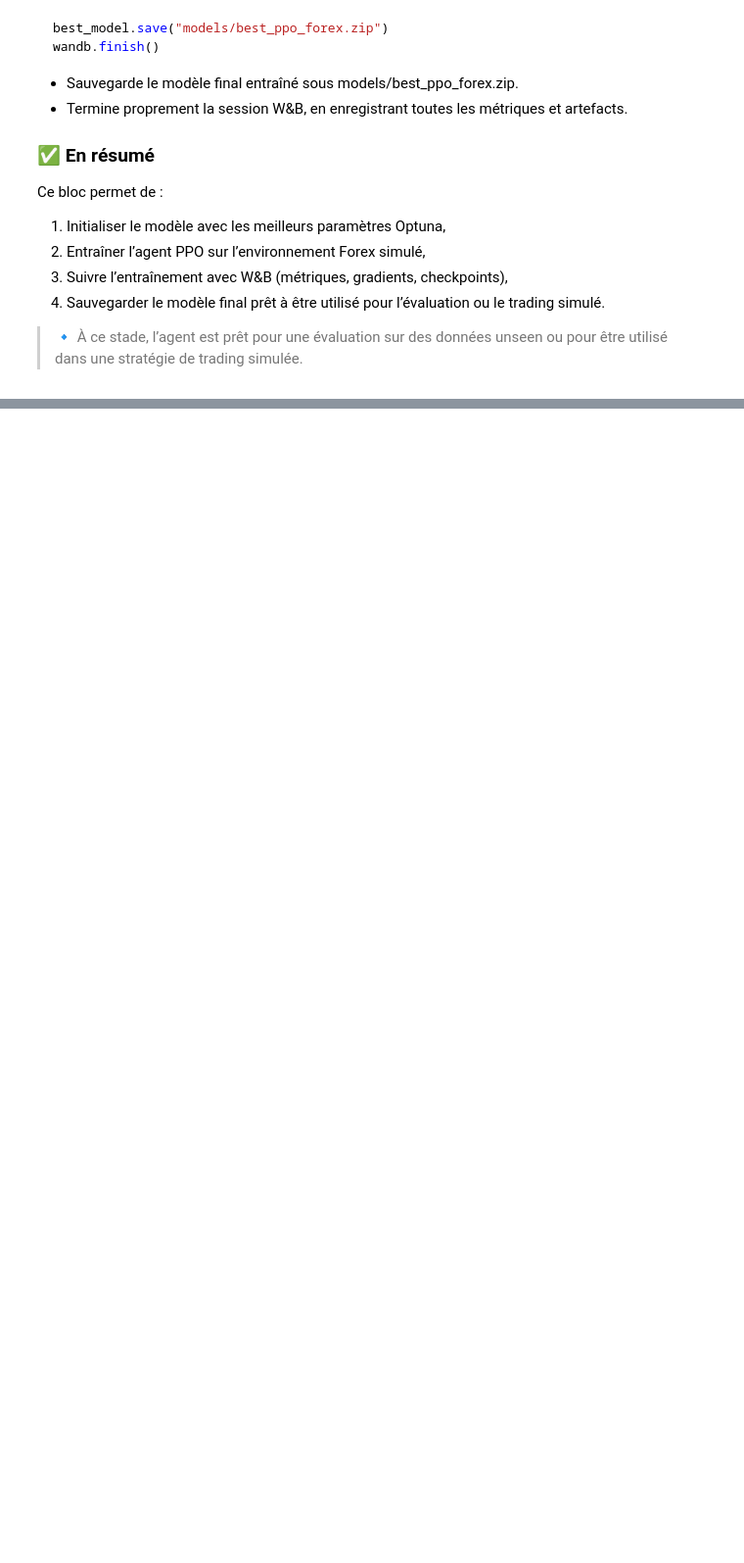
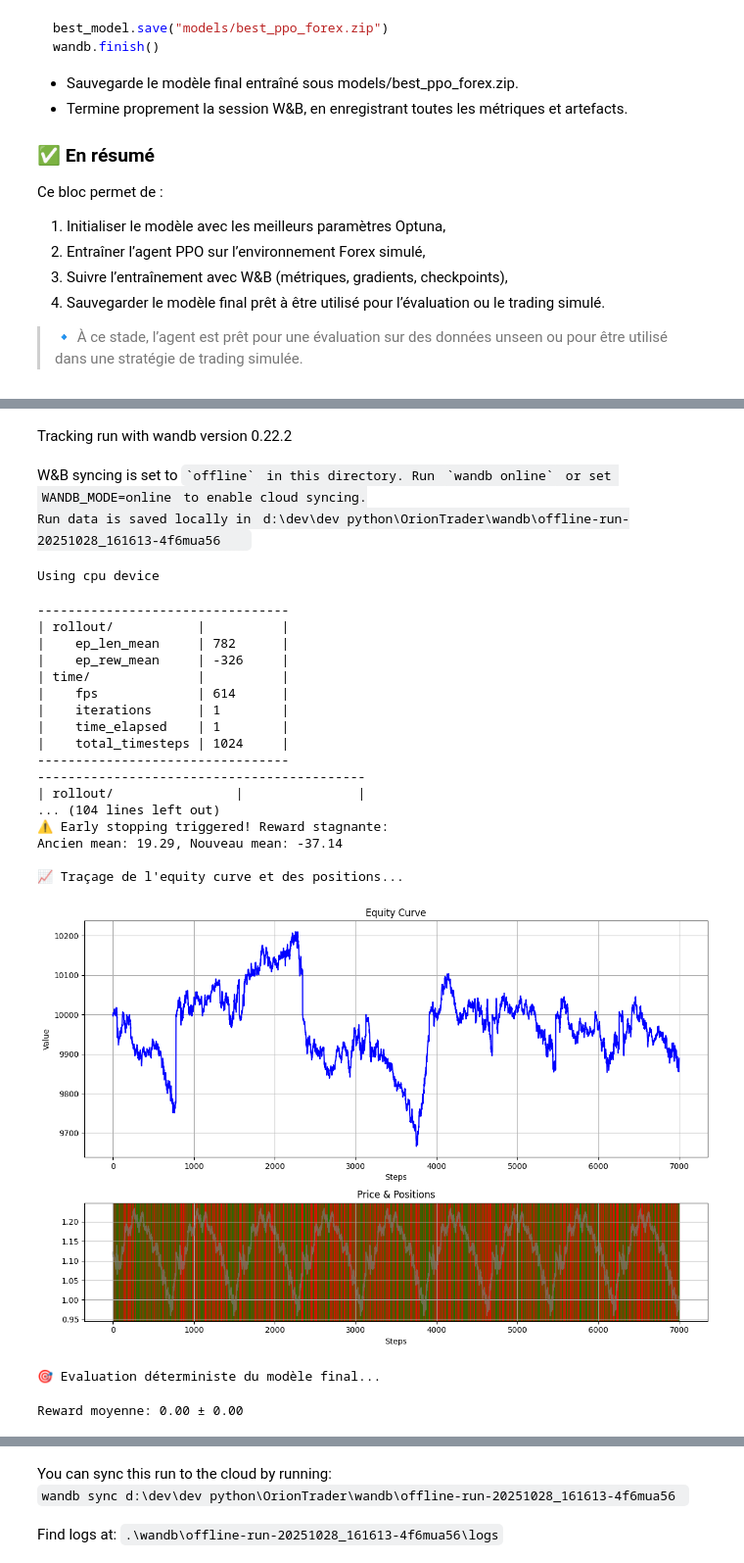
Before and after one commit to AbyssalForge/OrionTrader, a Jupyter notebook: forex_ppo_train.ipynb, the cells around one changed output, grey strips where cells are left out. Shown at 98% size. Drawn from its saved outputs; the diff is of its cells as text; code cells hidden in the pictures; blank space fills up the shorter version.

Commit message:
modify: ajout sécu modele

```diff
--- a/forex_ppo_train.ipynb
+++ b/forex_ppo_train.ipynb
@@ -181,6 +181,9 @@ class ForexEnv(gym.Env):
         self.df = df.reset_index(drop=True)
         self.max_steps = len(df) - 1
         self.current_step = 0
+
+        self.balance = 10000  # Balance initiale
+        self.entry_price = 0.0
 
         # Action : 0 = hold, 1 = buy, 2 = sell
         self.action_space = spaces.Discrete(3)
@@ -195,6 +198,7 @@ class ForexEnv(gym.Env):
         self.current_step = 0
         self.position = 0
         self.entry_price = 0.0
+        self.balance = 10000  # Reset balance
         obs = self._next_obs()
         info = {}
         return obs, info
@@ -211,6 +215,8 @@ class ForexEnv(gym.Env):
         terminated = self.current_step >= len(self.df) - 1
         price = float(self.df.loc[self.current_step, 'Close'])
         delta = price - prev_price
+        pnl = delta * self.position * 1000
+        self.balance += pnl
 
         # Actions : 0 hold, 1 buy, 2 sell, 3 close
         if action == 1:
@@ -226,6 +232,13 @@ class ForexEnv(gym.Env):
         info = {}
         truncated = False
         return obs, reward, terminated, truncated, info
+
+    def get_info(self):
+        return {
+            "balance": self.balance,
+            "position": self.position,
+            "current_price": float(self.df.loc[self.current_step, 'Close'])
+        }
 # %% [markdown]
 ## 💾 Téléchargement et préparation des données Forex
 
@@ -645,23 +809,29 @@ Ce bloc permet de :
 # %%
-# === ENTRAÎNEMENT FINAL AVEC W&B ===
+# Configuration avec seed fixe
+SEED = 42
+
+# Après avoir trouvé les meilleurs hyperparamètres avec Optuna
 best_params = best_trial.params
-# Correction ici : on passe la fonction make_env() et non make_env
-env = DummyVecEnv([make_env()])
+env = create_single_env(seed=SEED)
 
+# Initialisation W&B
 wandb.init(
     mode="offline",
     project="forex-ppo-hallucination",
-    config=best_params,
+    config={**best_params, "seed": SEED}
 )
 
-best_model = PPO("MlpPolicy", env, **best_params, verbose=0)
-best_model.learn(
+# Création et entraînement du modèle avec monitoring
+best_model = PPO("MlpPolicy", env, **best_params, verbose=1)
+best_model = train_with_monitoring(
+    best_model,
+    env,
     total_timesteps=500_000,
-    callback=WandbCallback(
-        gradient_save_freq=100,
-        model_save_path=f"models/{wandb.run.name}",
-        verbose=2,
-    ),
+    seed=SEED
 )
+
+# Sauvegarde et nettoyage
 best_model.save("models/best_ppo_forex.zip")
 wandb.finish()
+env.close()
+# %% [output]
@@ -667,0 +839,24 @@ wandb.finish()
+Tracking run with wandb version 0.22.2
+W&B syncing is set to `offline` in this directory. Run `wandb online` or set WANDB_MODE=online to enable cloud syncing.
+Run data is saved locally in d:\dev\dev python\OrionTrader\wandb\offline-run-20251028_161613-4f6mua56
+Using cpu device
+---------------------------------
+| rollout/           |          |
+|    ep_len_mean     | 782      |
+|    ep_rew_mean     | -326     |
+| time/              |          |
+|    fps             | 614      |
+|    iterations      | 1        |
+|    time_elapsed    | 1        |
+|    total_timesteps | 1024     |
+---------------------------------
+-------------------------------------------
+| rollout/                |               |
+... (104 lines left out)
+⚠️ Early stopping triggered! Reward stagnante:
+Ancien mean: 19.29, Nouveau mean: -37.14
+
+📈 Traçage de l'equity curve et des positions...
+[figure, added]
+🎯 Evaluation déterministe du modèle final...
+Reward moyenne: 0.00 ± 0.00
@@ -668,3 +864,6 @@ wandb.finish()
+You can sync this run to the cloud by running:
+wandb sync d:\dev\dev python\OrionTrader\wandb\offline-run-20251028_161613-4f6mua56
+Find logs at: .\wandb\offline-run-20251028_161613-4f6mua56\logs
 # %% [markdown]
 ## 🕵️ Détection des hallucinations dans la politique PPO
 
```
Also changed, not shown: parts of 6 cells of this notebook.
